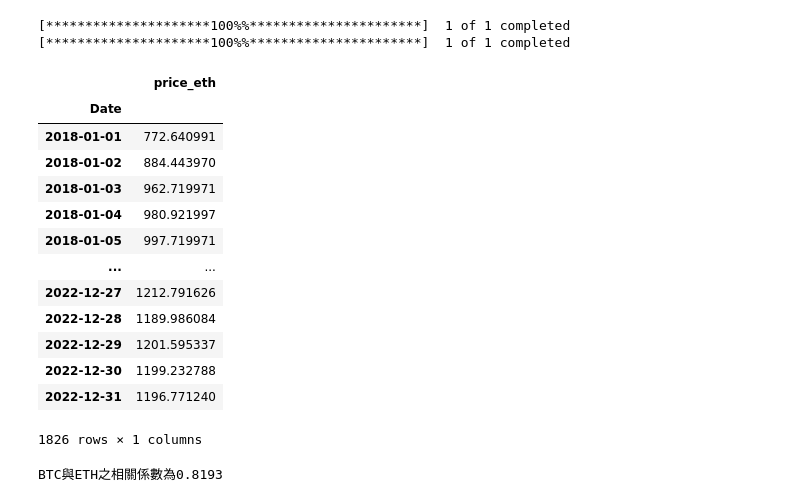
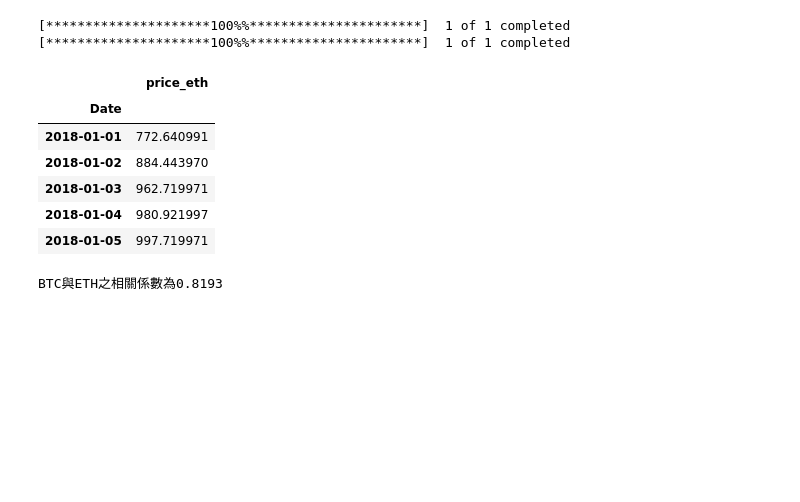
Before and after one commit to quetion/Crypto_fin, a Jupyter notebook: [Cryptofin]Hello_Python.ipynb, the cells around one changed output. Drawn from its saved outputs; the diff is of its cells as text; code cells hidden in the pictures; blank space fills up the shorter version.

```diff
--- a/[Cryptofin]Hello_Python.ipynb
+++ b/[Cryptofin]Hello_Python.ipynb
@@ -300,22 +335,15 @@ data_1 = data_1['2018':'2022']
 data_1 = data_1[['Close']]
 data_1.columns = ['price_eth']
 # %%
-data_1
+data_1.head()
 # %% [output]
 |  | price_eth |
 | Date |  |
 | 2018-01-01 | 772.640991 |
 | 2018-01-02 | 884.443970 |
 | 2018-01-03 | 962.719971 |
 | 2018-01-04 | 980.921997 |
 | 2018-01-05 | 997.719971 |
-| ... | ... |
-| 2022-12-27 | 1212.791626 |
-| 2022-12-28 | 1189.986084 |
-| 2022-12-29 | 1201.595337 |
-| 2022-12-30 | 1199.232788 |
-| 2022-12-31 | 1196.771240 |
-1826 rows × 1 columns
 # %%
 # 合併資料(當index相同下)
 data_m = data.join(data_1)
```
Also changed, not shown: parts of 27 cells of this notebook.
